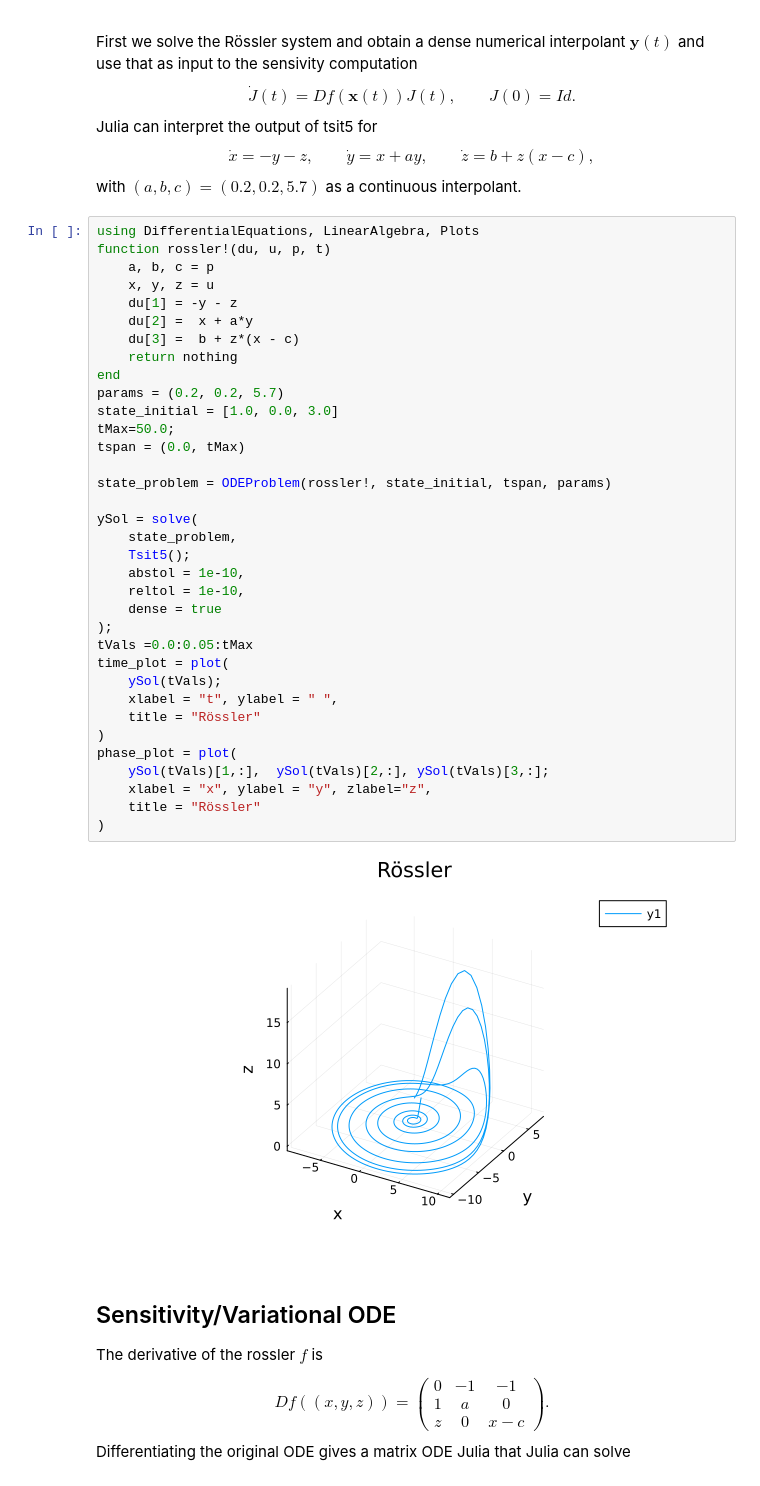
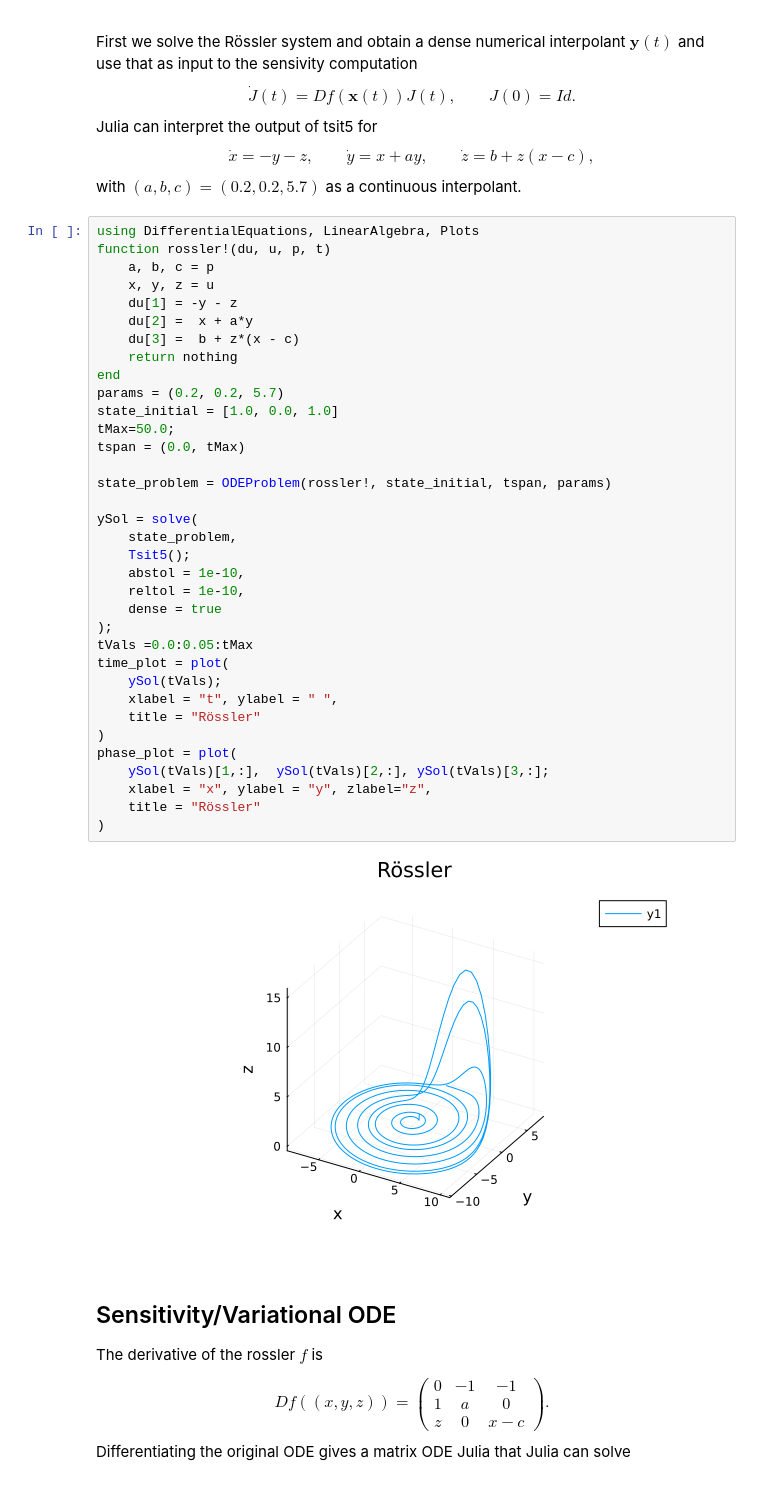
Before and after one commit to AllanStruthersMTU/2026-Fall-Classes, a Jupyter notebook: Chaos/Code/rossler_sensitvity.ipynb, the cells around one changed output. Drawn from its saved outputs; the diff is of its cells as text.

```diff
--- a/Chaos/Code/rossler_sensitvity.ipynb
+++ b/Chaos/Code/rossler_sensitvity.ipynb
@@ -14,35 +14,35 @@ function rossler!(du, u, p, t)
     du[1] = -y - z
     du[2] =  x + a*y
     du[3] =  b + z*(x - c)
     return nothing
 end
 params = (0.2, 0.2, 5.7)
-state_initial = [1.0, 0.0, 3.0]
+state_initial = [1.0, 0.0, 1.0]
 tMax=50.0;
 tspan = (0.0, tMax)
 
 state_problem = ODEProblem(rossler!, state_initial, tspan, params)
 
 ySol = solve(
     state_problem,
     Tsit5();
     abstol = 1e-10,
     reltol = 1e-10,
     dense = true
 );
 tVals =0.0:0.05:tMax
 time_plot = plot(
     ySol(tVals);
     xlabel = "t", ylabel = " ",
     title = "Rössler"
 )
 phase_plot = plot(
     ySol(tVals)[1,:],  ySol(tVals)[2,:], ySol(tVals)[3,:];
     xlabel = "x", ylabel = "y", zlabel="z",
     title = "Rössler"
 )
 # %% [output]
-[figure, old version]
+[figure, new version]
 # %% [markdown]
 ## Sensitivity/Variational ODE
 
```
Also changed, not shown: parts of 1 cell of this notebook, 11 other files.
